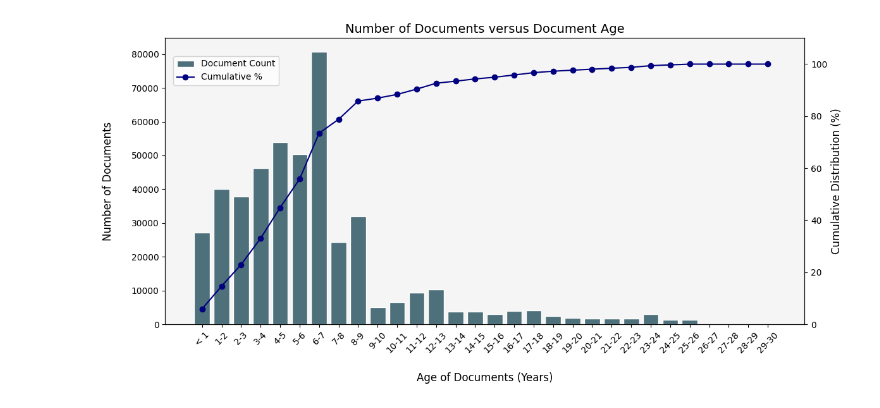
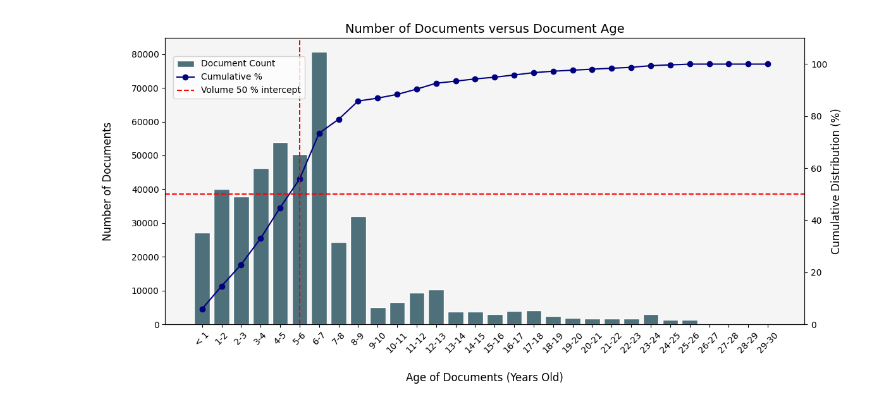
Before and after one commit to ColinDaly75/ES-Ranking, a Jupyter notebook: recency-inventory-of-document-age-plot.ipynb, the cells around one changed output. Saved outputs shown, nothing was run; the diff lists cells and outputs as text; code cells hidden in the pictures.

Commit message:
Kaggle Notebook | recency-document-age-plot | Version 6

```diff
--- a/recency-inventory-of-document-age-plot.ipynb
+++ b/recency-inventory-of-document-age-plot.ipynb
@@ -10,9 +29,8 @@ for dirname, _, filenames in os.walk('/kaggle/input'):
 # %%
-import matplotlib.pyplot as plt
-import numpy as np
+# ES Data for years and the number of documents
+# This data was extracted from a University ES  solr index
 
-
-date_buckets = [
+years = [
     "< 1", "1-2", "2-3", "3-4", "4-5", "5-6",
     "6-7", "7-8", "8-9", "9-10", "10-11", "11-12",
     "12-13", "13-14", "14-15", "15-16", "16-17", "17-18",
@@ -38,34 +56,51 @@ cumulative_distribution = np.cumsum(num_documents)
 cumulative_distribution_percentage = (cumulative_distribution / cumulative_distribution[-1]) * 100
 
 # Plot
 fig, ax1 = plt.subplots(figsize=(12, 6))
 
 # Bar plot for document count
 color1 = '#4E707A'
-ax1.bar(date_buckets, num_documents, color=color1, edgecolor='white', label='Document Count')
-ax1.set_xlabel('Age of Documents (Years)', fontsize=12, labelpad=20)
+ax1.bar(years, num_documents, color=color1, edgecolor='white', label='Document Count')
+ax1.set_xlabel('Age of Documents (Years Old)', fontsize=12, labelpad=20)
 ax1.set_ylabel('Number of Documents', fontsize=12, labelpad=20)
 ax1.tick_params(axis='y', labelsize=10)
 ax1.set_title('Number of Documents versus Document Age', fontsize=14)
 ax1.tick_params(axis='x', rotation=45, labelsize=10)
 ax1.set_facecolor('whitesmoke')
 
 
 # Cumulative distribution line plot
 color2 = '#919191'
 ax2 = ax1.twinx()
-ax2.plot(date_buckets, cumulative_distribution_percentage, color='navy', marker='o', label='Cumulative %')
+ax2.plot(years, cumulative_distribution_percentage, color='navy', marker='o', label='Cumulative %')
 ax2.set_ylabel('Cumulative Distribution (%)', fontsize=12)
 ax2.tick_params(axis='y', labelsize=10)
 ax2.set_ylim(0, 110)
+
+
+# Find the n% intercept volume and year
+n_percent_volume = 50
+intercept_index_n = np.argmax(cumulative_distribution_percentage >= n_percent_volume)
+intercept_year_n = years[intercept_index_n]
+intercept_volume_n = cumulative_distribution[intercept_index_n]
+
+# Add the n% intercept line
+ax2.axhline(y=n_percent_volume, color='red', linestyle='--', label=f"Volume {n_percent_volume} % intercept")
+ax2.axvline(x=intercept_year_n, color='red', linestyle='--')
+ax1.annotate(f"",
+             xy=(intercept_year_n, n_percent_volume), xycoords='data',
+             #xytext=(intercept_year_n, n_percent_volume + 10),
+             arrowprops=dict(arrowstyle="->", color='black'),
+             fontsize=10, color='black')
+
 
 # Add legends for clarity
 fig.legend(loc='upper left', bbox_to_anchor=(0.1, 0.9), fontsize=10)
 
 # Tight layout and show the plot
 plt.tight_layout()
 
 plt.savefig('Fig-Document-Recency-Inventory.png', bbox_inches='tight')
 plt.show()
 # %% [output]
-[figure, old version]
+[figure, new version]
```
Also changed, not shown: parts of 11 cells of this notebook.
